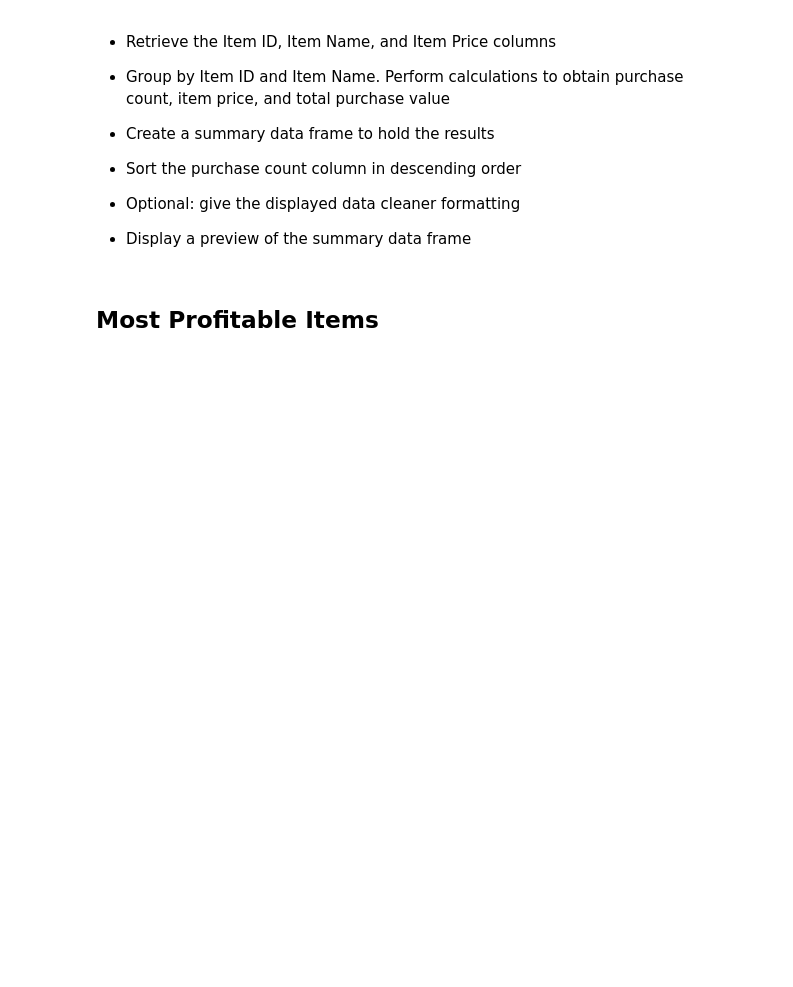
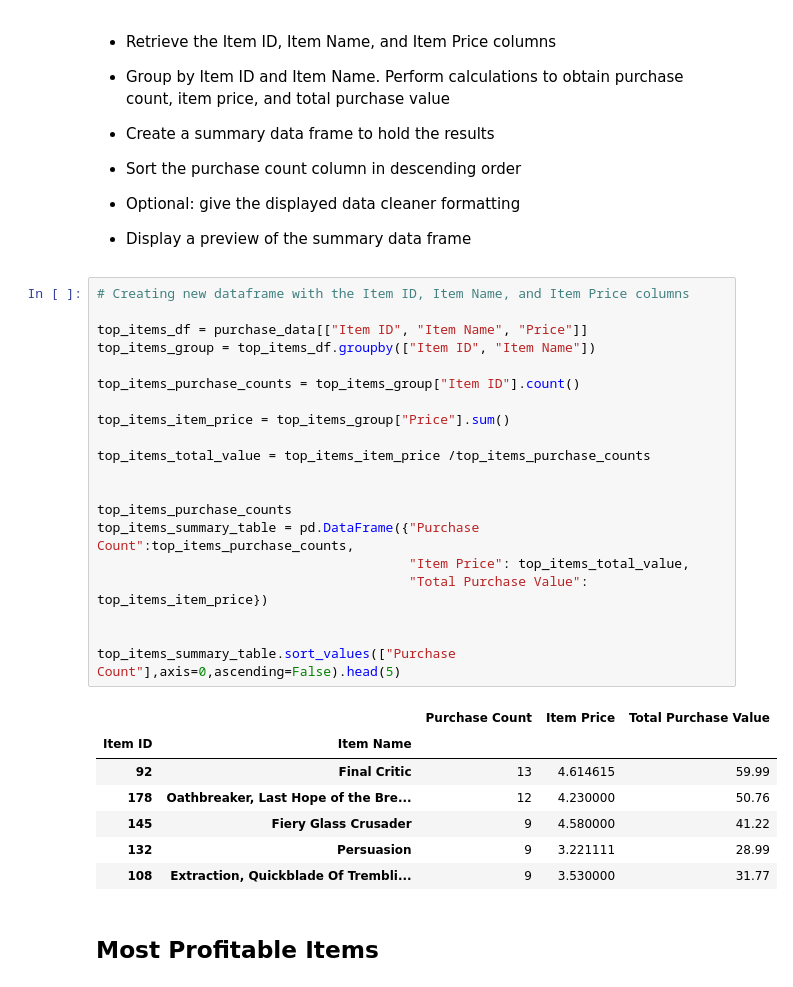
Before and after one commit to markhirsch91/pandas-challenge, a Jupyter notebook: HeroesOfPymoli/HeroesOfPymoli_starter.ipynb, the cells around one changed output. Saved outputs shown, nothing was run; the diff lists cells and outputs as text; blank space fills up the shorter version.

```diff
--- a/HeroesOfPymoli/HeroesOfPymoli_starter.ipynb
+++ b/HeroesOfPymoli/HeroesOfPymoli_starter.ipynb
@@ -325,6 +298,34 @@ top_spenders_summary_table.sort_values(["Total Purchase Value"],axis=0,ascending
 
 
 * Display a preview of the summary data frame
+# %%
+# Creating new dataframe with the Item ID, Item Name, and Item Price columns
+
+top_items_df = purchase_data[["Item ID", "Item Name", "Price"]]
+top_items_group = top_items_df.groupby(["Item ID", "Item Name"])
+
+top_items_purchase_counts = top_items_group["Item ID"].count()
+
+top_items_item_price = top_items_group["Price"].sum()
+
+top_items_total_value = top_items_item_price /top_items_purchase_counts
+
+
+top_items_purchase_counts
+top_items_summary_table = pd.DataFrame({"Purchase Count":top_items_purchase_counts,
+                                        "Item Price": top_items_total_value,
+                                        "Total Purchase Value": top_items_item_price})
+
+
+top_items_summary_table.sort_values(["Purchase Count"],axis=0,ascending=False).head(5)
+# %% [output]
+|  |  | Purchase Count | Item Price | Total Purchase Value |
+| Item ID | Item Name |  |  |  |
+| 92 | Final Critic | 13 | 4.614615 | 59.99 |
+| 178 | Oathbreaker, Last Hope of the Bre... | 12 | 4.230000 | 50.76 |
+| 145 | Fiery Glass Crusader | 9 | 4.580000 | 41.22 |
+| 132 | Persuasion | 9 | 3.221111 | 28.99 |
+| 108 | Extraction, Quickblade Of Trembli... | 9 | 3.530000 | 31.77 |
 # %% [markdown]
 ## Most Profitable Items
 # %% [markdown]
```
Also changed, not shown: parts of 3 cells of this notebook.
